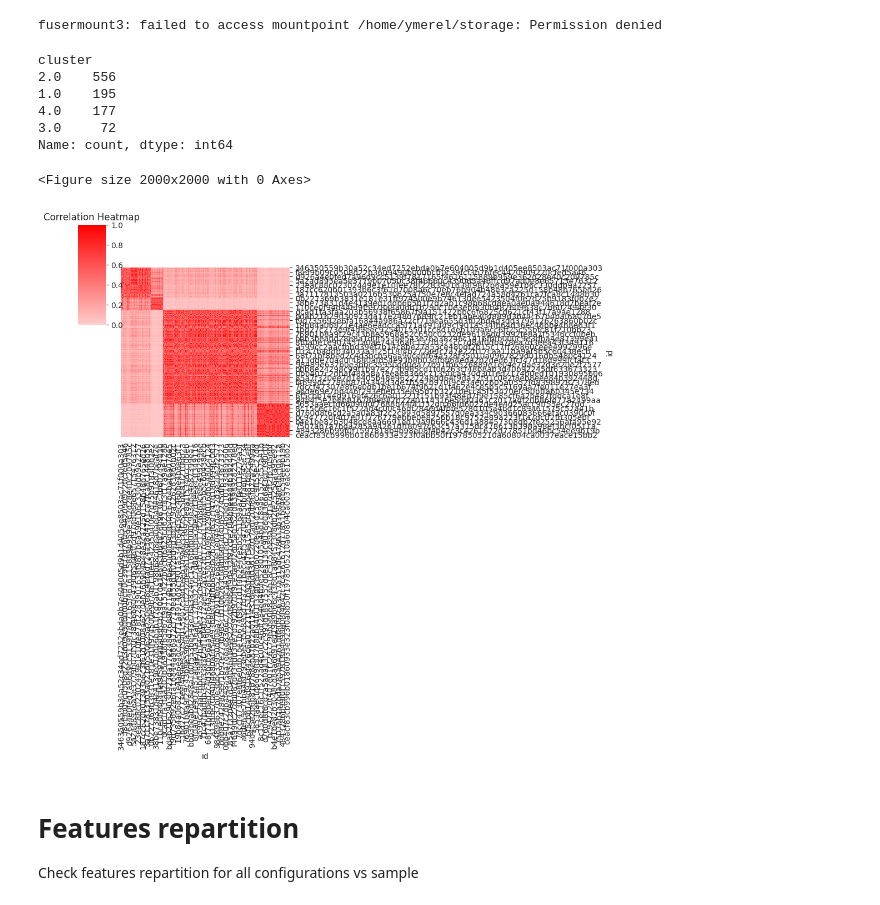
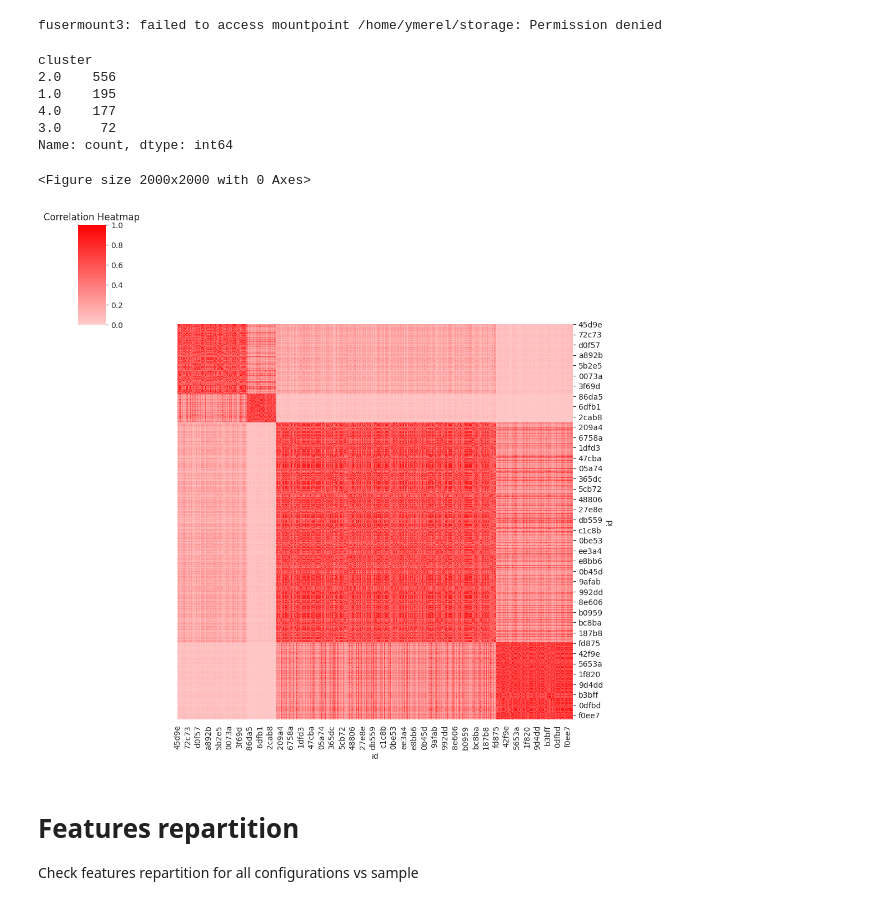
Before and after one commit to Inria-Empenn/fmri_feature_model, a Jupyter notebook: analysis/auditory/auditory_analysis.ipynb, the cells around one changed output. Cells and saved outputs as stored; diff of their text form; code cells hidden in the pictures.

```diff
--- a/analysis/auditory/auditory_analysis.ipynb
+++ b/analysis/auditory/auditory_analysis.ipynb
@@ -102,41 +103,63 @@ def get_extended_dataset():
 
 # get_extended_dataset()
 # %%
+def clusterize(ids: list, nb_clusters: int, mean: False):
+    filtered_ds = dataset[dataset['id'].isin(ids)]
+    filtered_corr = correlations[correlations['source'].isin(ids) & correlations['target'].isin(ids)]
+    filtered_matrix = filtered_corr.pivot(index='source', columns='target', values='correlation').fillna(1.0)
+    filtered_distance_matrix = 1 - filtered_matrix
+
+    Z = linkage(squareform(filtered_distance_matrix), method='complete')
+    clusters = fcluster(Z, nb_clusters, criterion='maxclust')
+
+    mapping = pd.DataFrame({'config': filtered_distance_matrix.index, 'cluster': clusters})
+
+    for id, row in mapping.iterrows():
+        config = row['config']
+        cluster = row['cluster']
+        filtered_ds.loc[filtered_ds['id'] == config, 'cluster'] = int(cluster)
+
+    if mean:
+        # recalculate mean of correlations
+        for index, row in filtered_ds.iterrows():
+                id_value = row['id']
+                if id_value == 'ref' or id_value == 'mean':
+                    continue
+                values = correlations.loc[
+                (correlations['source'] == id_value) & (correlations['target'] != id_value) & (correlations['target'] != 'ref') & (correlations['target'] != 'mean'), 'correlation'].values
+                filtered_ds.at[index, f'mean_corr'] =  sum(values) / len(values)
+
+    filtered_ds = filtered_ds.sort_values(by='id', ascending=False)
+    return filtered_ds, filtered_matrix, Z
+
+
 dataset = pd.read_csv(os.path.join(basedir, 'extended_dataset.csv'), delimiter=';')
 target_vars = [col for col in dataset.columns if col.startswith('from_')]
 target_vars.append('mean_corr')
 
-# hierarchical clustering
-nb_clusters = 4
-Z = linkage(squareform(distance_matrix), method='complete')
-clusters = fcluster(Z, nb_clusters, criterion='maxclust')
-
-mapping = pd.DataFrame({'config': distance_matrix.index, 'cluster': clusters})
-
-for id, row in mapping.iterrows():
-    config = row['config']
-    cluster = row['cluster']
-    dataset.loc[dataset['id'] == config, 'cluster'] = cluster
+dataset, matrix, Z = clusterize(dataset["id"], 4, False)
 cluster_counts = dataset['cluster'].value_counts()
 print(cluster_counts)
 plt.figure(figsize=(20, 20))
 cmap = LinearSegmentedColormap.from_list("red_cmap", ["#FFCCCC", "#FF0000"])
 
 # reorder matrix by cluster
 sorted_index = dataset.sort_values('cluster', ascending=False)['id']
 matrix = matrix.reindex(index=sorted_index, columns=sorted_index)
+matrix.index = matrix.index.str.slice(0, 5)
+matrix.columns = matrix.columns.str.slice(0, 5)
 map = sb.clustermap(matrix, cmap=cmap, vmin=0, vmax=1, row_cluster=False, col_cluster=False, row_linkage=Z, col_linkage=Z)
 plt.title('Correlation Heatmap')
 plt.show()
 # %% [output]
 cluster
 2.0    556
 1.0    195
 4.0    177
 3.0     72
 Name: count, dtype: int64
 <Figure size 2000x2000 with 0 Axes>
-[figure, old version]
+[figure, new version]
 # %% [markdown]
 # Features repartition
 Check features repartition for all configurations vs sample
```
Also changed, not shown: parts of 13 cells of this notebook, 28 other files.
